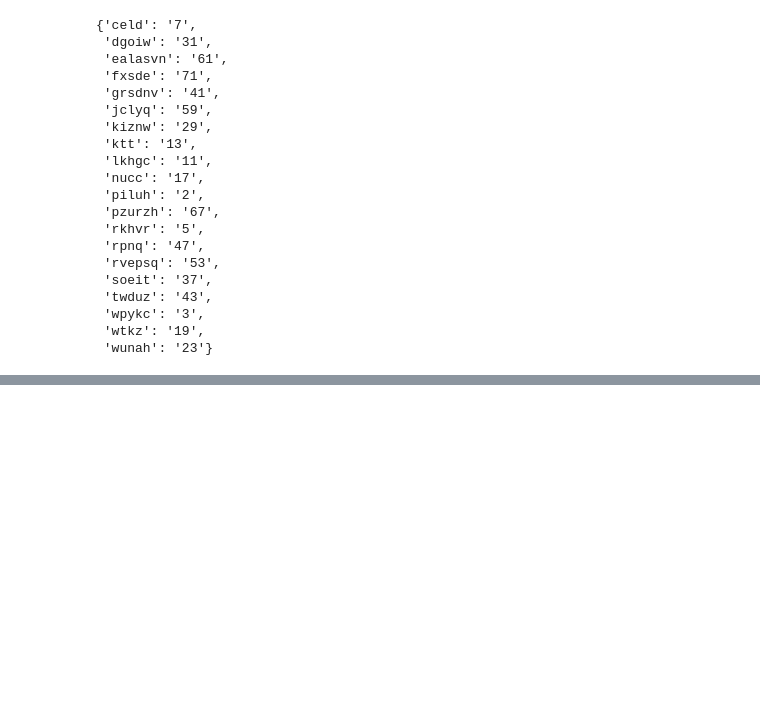
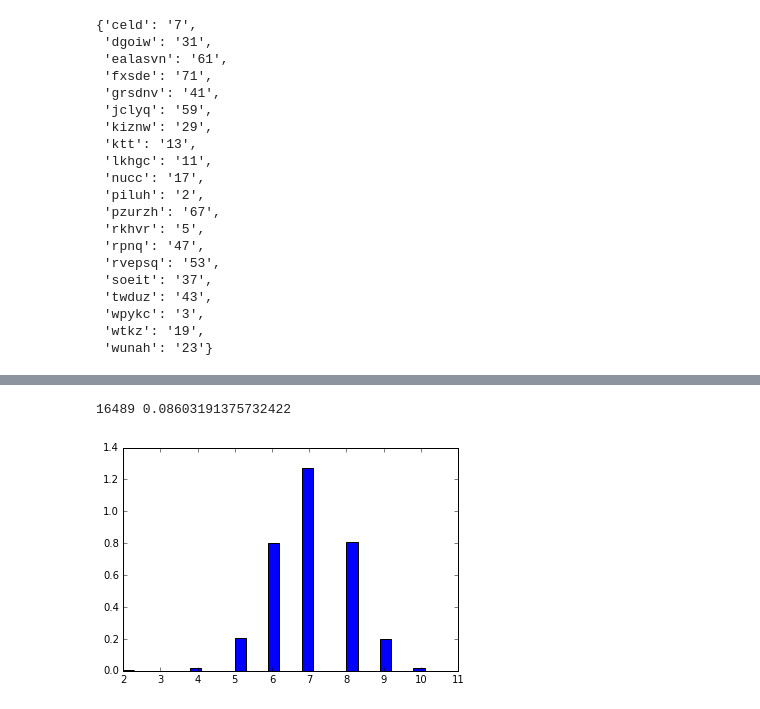
Before and after one commit to ZackAkil/Data-Science-Meetup-Predicting-Trolls, a Jupyter notebook: Text indexing by prime factorisation.ipynb, the cells around one changed output, grey strips where cells are left out. Drawn from its saved outputs; the diff is of its cells as text; code cells hidden in the pictures; blank space fills up the shorter version.

```diff
--- a/Text indexing by prime factorisation.ipynb
+++ b/Text indexing by prime factorisation.ipynb
@@ -173,0 +202,16 @@ print(str(end - start)+' seconds')
+# %%
+[o,t] = timeFunction(findCommentsUsingPrimeFact,indexedComments,index,['celd','piluh'])
+print(o.sum(),t)
+# %% [output]
+16489 0.08603191375732422
+# %%
+def generateCommentData(dictLength, numOfComments, commentLengthMean, commentLengthDist, graph = False):
+    random.seed(50)
+    np.random.seed(15)
+    dictionary = generateDictionary(dictLength)
+    comments = generateComments(numOfComments,dictionary,commentLengthMean,commentLengthDist,graph)
+    return [dictionary, comments]
+# %%
+[d,c] = generateCommentData(300,100000,7,1, True)
+# %% [output]
+[figure, added]
```
Also changed, not shown: parts of 31 cells of this notebook.
